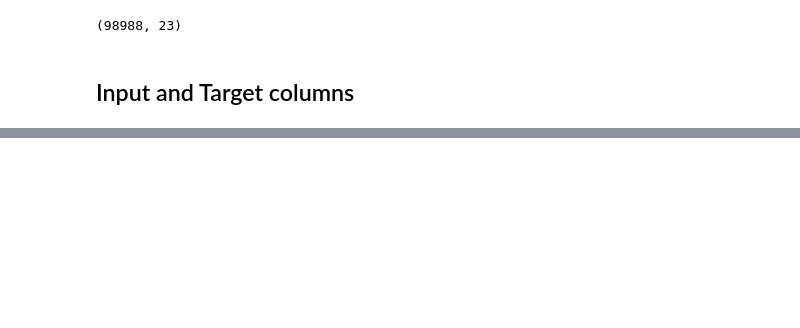
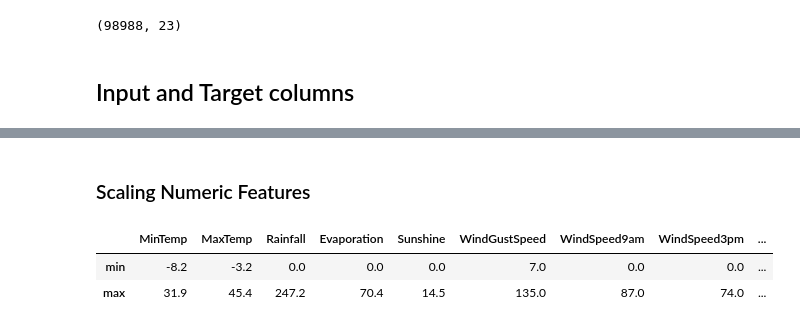
Before and after one commit to Soumya-maity-1998/Machine-Learning-Basics, a Jupyter notebook: Decision Trees and Random Forests.ipynb, the cells around one changed output, grey strips where cells are left out. Saved outputs shown, nothing was run; the diff lists cells and outputs as text; code cells hidden in the pictures; blank space fills up the shorter version.

```diff
--- a/Decision Trees and Random Forests.ipynb
+++ b/Decision Trees and Random Forests.ipynb
@@ -64,0 +91,3 @@ train_df.shape
+# %%
+val_inputs = val_df[input_cols].copy()
+val_target = val_df[target_col].copy()
@@ -64,0 +97,3 @@ train_df.shape
+# %%
+numeric_cols = train_inputs.select_dtypes(include = np.number).columns.tolist()
+categorical_cols = train_inputs.select_dtypes(include = 'object').columns.tolist()
@@ -64,0 +143,14 @@ train_df.shape
+# %%
+imputer = SimpleImputer(strategy = 'mean').fit(raw_df[numeric_cols])
+# %%
+train_inputs[numeric_cols] = imputer.transform(train_inputs[numeric_cols])
+val_inputs[numeric_cols] = imputer.transform(val_inputs[numeric_cols])
+test_inputs[numeric_cols] = imputer.transform(test_inputs[numeric_cols])
+# %% [markdown]
+### Scaling Numeric Features
+# %%
+val_inputs.describe().loc[['min', 'max']]
+# %% [output]
+|  | MinTemp | MaxTemp | Rainfall | Evaporation | Sunshine | WindGustSpeed | WindSpeed9am | WindSpeed3pm | ... |
+| min | -8.2 | -3.2 | 0.0 | 0.0 | 0.0 | 7.0 | 0.0 | 0.0 | ... |
+| max | 31.9 | 45.4 | 247.2 | 70.4 | 14.5 | 135.0 | 87.0 | 74.0 | ... |
```
Also changed, not shown: parts of 24 cells of this notebook.
